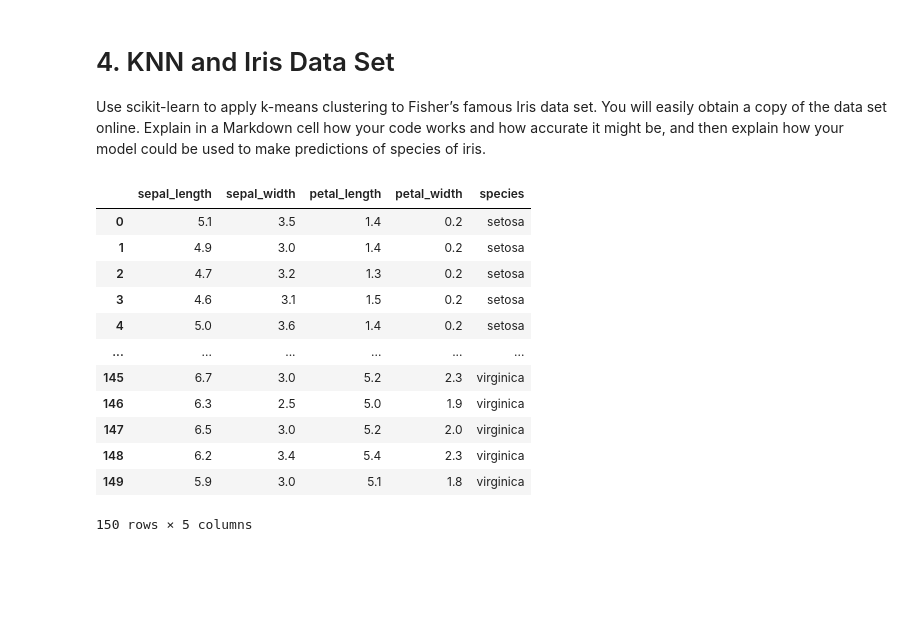
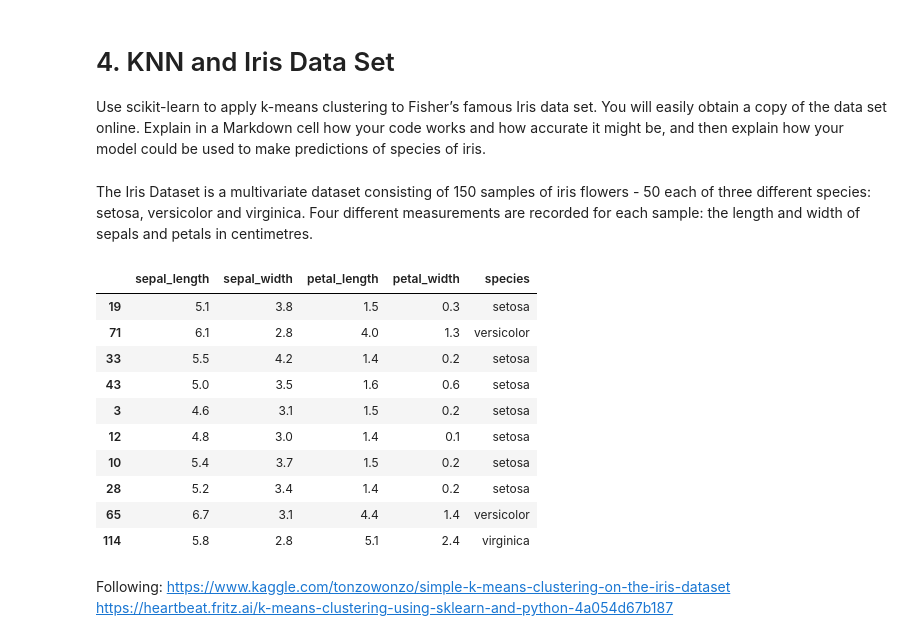
Before and after one commit to jennifer-ryan/machine-learning-tasks, a Jupyter notebook: Tasks.ipynb, the cells around one changed output. Cells and saved outputs as stored; diff of their text form; code cells hidden in the pictures; blank space fills up the shorter version.

```diff
--- a/Tasks.ipynb
+++ b/Tasks.ipynb
@@ -527,23 +529,23 @@ The larger population and sample sizes make the differences between STDEV.P and
 # 4. KNN and Iris Data Set
 
 Use scikit-learn to apply k-means clustering to Fisher’s famous Iris data set. You will easily obtain a copy of the data set online. Explain in a Markdown cell how your code works and how accurate it might be, and then explain how your model could be used to make predictions of species of iris.
+# %% [markdown]
+The Iris Dataset is a multivariate dataset consisting of 150 samples of iris flowers - 50 each of three different species: setosa, versicolor and virginica. Four different measurements are recorded for each sample: the length and width of sepals and petals in centimetres.
 # %%
 import seaborn as sns
 
 # Import Iris data set
 iris = sns.load_dataset("iris")
-iris
+iris.sample(10)
 # %% [output]
 |  | sepal_length | sepal_width | petal_length | petal_width | species |
-| 0 | 5.1 | 3.5 | 1.4 | 0.2 | setosa |
-| 1 | 4.9 | 3.0 | 1.4 | 0.2 | setosa |
-| 2 | 4.7 | 3.2 | 1.3 | 0.2 | setosa |
+| 19 | 5.1 | 3.8 | 1.5 | 0.3 | setosa |
+| 71 | 6.1 | 2.8 | 4.0 | 1.3 | versicolor |
+| 33 | 5.5 | 4.2 | 1.4 | 0.2 | setosa |
+| 43 | 5.0 | 3.5 | 1.6 | 0.6 | setosa |
 | 3 | 4.6 | 3.1 | 1.5 | 0.2 | setosa |
-| 4 | 5.0 | 3.6 | 1.4 | 0.2 | setosa |
-| ... | ... | ... | ... | ... | ... |
-| 145 | 6.7 | 3.0 | 5.2 | 2.3 | virginica |
-| 146 | 6.3 | 2.5 | 5.0 | 1.9 | virginica |
-| 147 | 6.5 | 3.0 | 5.2 | 2.0 | virginica |
-| 148 | 6.2 | 3.4 | 5.4 | 2.3 | virginica |
-| 149 | 5.9 | 3.0 | 5.1 | 1.8 | virginica |
+| 12 | 4.8 | 3.0 | 1.4 | 0.1 | setosa |
+| 10 | 5.4 | 3.7 | 1.5 | 0.2 | setosa |
+| 28 | 5.2 | 3.4 | 1.4 | 0.2 | setosa |
+| 65 | 6.7 | 3.1 | 4.4 | 1.4 | versicolor |
+| 114 | 5.8 | 2.8 | 5.1 | 2.4 | virginica |
-150 rows × 5 columns
@@ -549,0 +554,3 @@ iris
+# %% [markdown]
+Following: https://www.kaggle.com/tonzowonzo/simple-k-means-clustering-on-the-iris-dataset
+https://heartbeat.fritz.ai/k-means-clustering-using-sklearn-and-python-4a054d67b187
```
Also changed, not shown: parts of 7 cells of this notebook.
